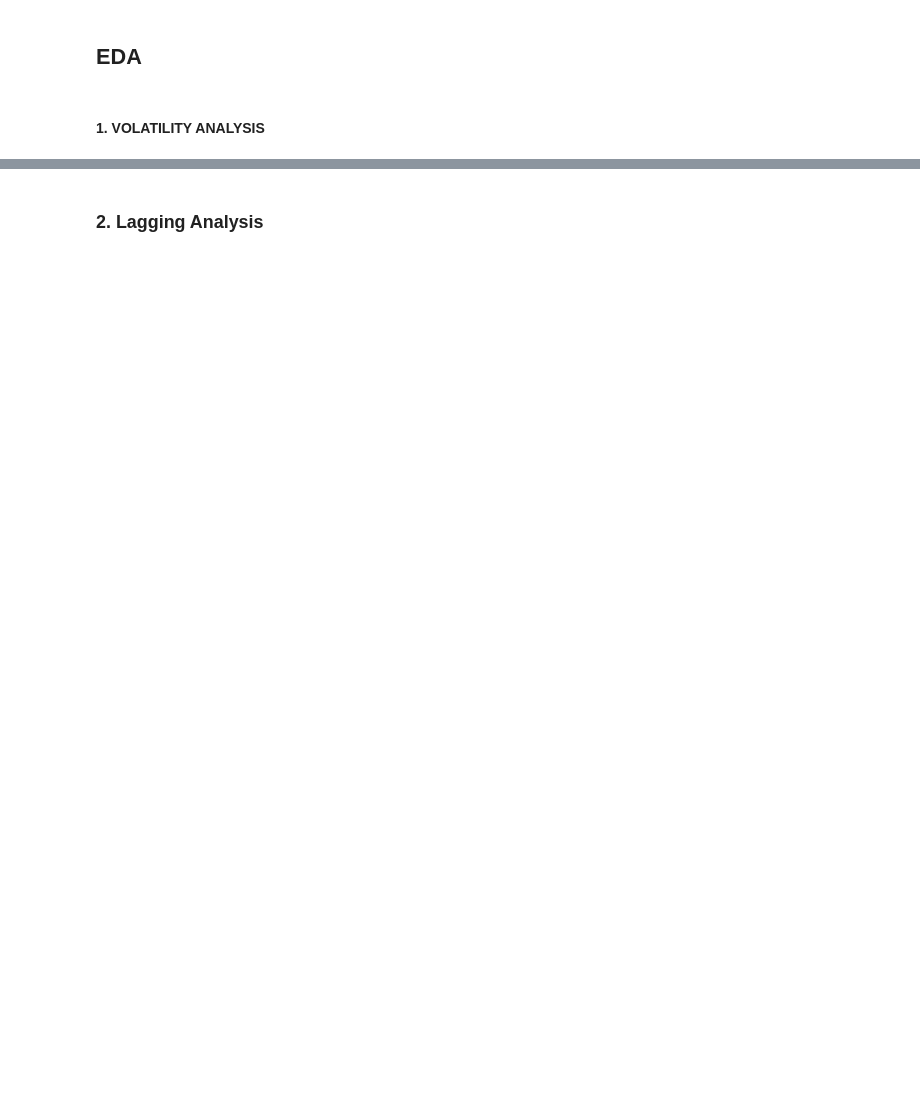
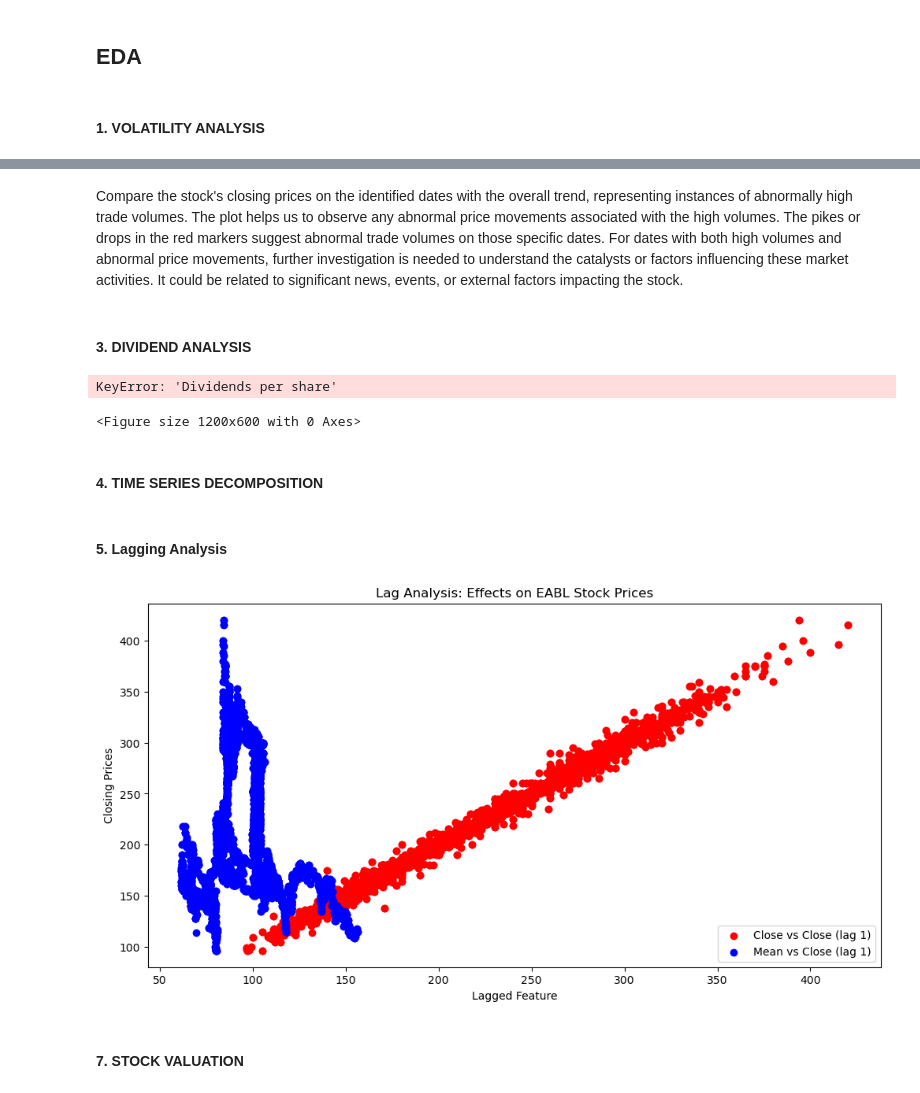
Before and after one commit to derak-isaack/dsc-capstone-project_finale, a Jupyter notebook: main.ipynb, the cells around one changed output, grey strips where cells are left out. Drawn from its saved outputs; the diff is of its cells as text; code cells hidden in the pictures; blank space fills up the shorter version.

```diff
--- a/main.ipynb
+++ b/main.ipynb
@@ -270,0 +272,16 @@ Created a new interaction feature called 'Close_Volume_Product' by multiplying t
+# %%
+# Convert numeric columns stored as objects to appropriate numeric types
+numeric_columns = ['Open', 'High', 'Low', 'Close', 'Average', 'Volume', 'Day', 'Annual Average Inflation', '12-Month Inflation', 'Mean']
+
+# Convert to numeric, coerce errors to NaN
+merged_data[numeric_columns] = merged_data[numeric_columns].apply(pd.to_numeric, errors='coerce')
+
+# Interpolate missing values using linear interpolation for specific columns
+merged_data[numeric_columns] = merged_data[numeric_columns].interpolate(method='linear')
+
+# Confirm the changes
+merged_data.info()
+
+# Check for any remaining missing values
+missing_values_after_interpolation = merged_data.isnull().sum()
+print("Remaining missing values after interpolation:\n", missing_values_after_interpolation)
@@ -333,2 +471,21 @@ plt.show()
+# %% [markdown]
+Compare the stock's closing prices on the identified dates with the overall trend, representing instances of abnormally high trade volumes. The plot helps us to observe any abnormal price movements associated with the high volumes.
+The pikes or drops in the red markers suggest abnormal trade volumes on those specific dates.
+For dates with both high volumes and abnormal price movements, further investigation is needed to understand the catalysts or factors influencing these market activities. It could be related to significant news, events, or external factors impacting the stock.
+# %% [markdown]
+#### 3. DIVIDEND ANALYSIS
+# %%
+plt.figure(figsize=(12, 6))
+plt.fill_between(merged_data['Date'], merged_data['Dividends per share'].cumsum(), color='skyblue', alpha=0.4)
+plt.title('Cumulative Dividends Over Time')
+plt.xlabel('Date')
+plt.ylabel('Cumulative Dividends')
+plt.grid(True)
+plt.show()
+# %% [output]
+KeyError: 'Dividends per share'
+<Figure size 1200x600 with 0 Axes>
+# %% [markdown]
+#### 4. TIME SERIES DECOMPOSITION
 # %% [markdown]
-### 2. Lagging Analysis
+#### 5. Lagging Analysis
@@ -360,3 +492,18 @@ plt.show()
+# %%
+# Assuming 'Close_Lag_1' and 'Mean_Lag_1' columns are used for lag analysis
+plt.figure(figsize=(12, 6))
+plt.scatter(merged_data['Close_Lag_1'], merged_data['Close'], label='Close vs Close (lag 1)', color='red')
+plt.scatter(merged_data['Mean_Lag_1'], merged_data['Close'], label='Mean vs Close (lag 1)', color='blue')
+
+plt.title('Lag Analysis: Effects on EABL Stock Prices')
+plt.xlabel('Lagged Feature')
+plt.ylabel('Closing Prices')
+plt.legend()
+plt.show()
+# %% [output]
+[figure, added]
+# %% [markdown]
+#### 7. STOCK VALUATION
 # %%
 lag_period = 5  # Adjust the lag period as needed
 plt.scatter(df['Daily_Return'].iloc[:-lag_period], df['Daily_Return'].shift(lag_period).dropna(), alpha=0.5)
```
Also changed, not shown: parts of 41 cells of this notebook.
